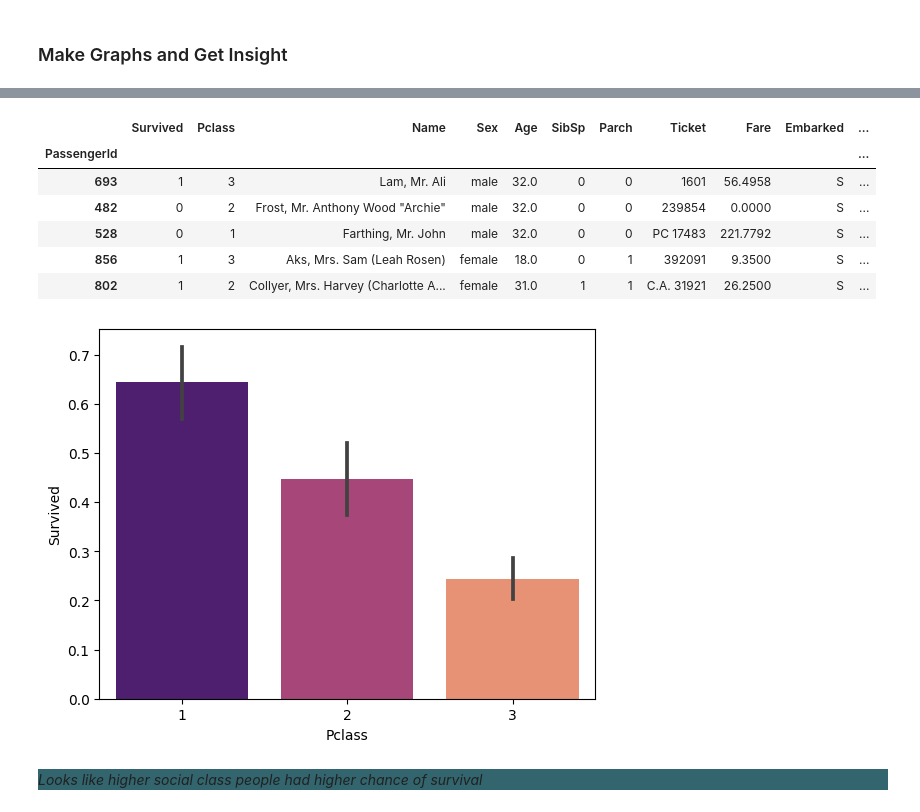
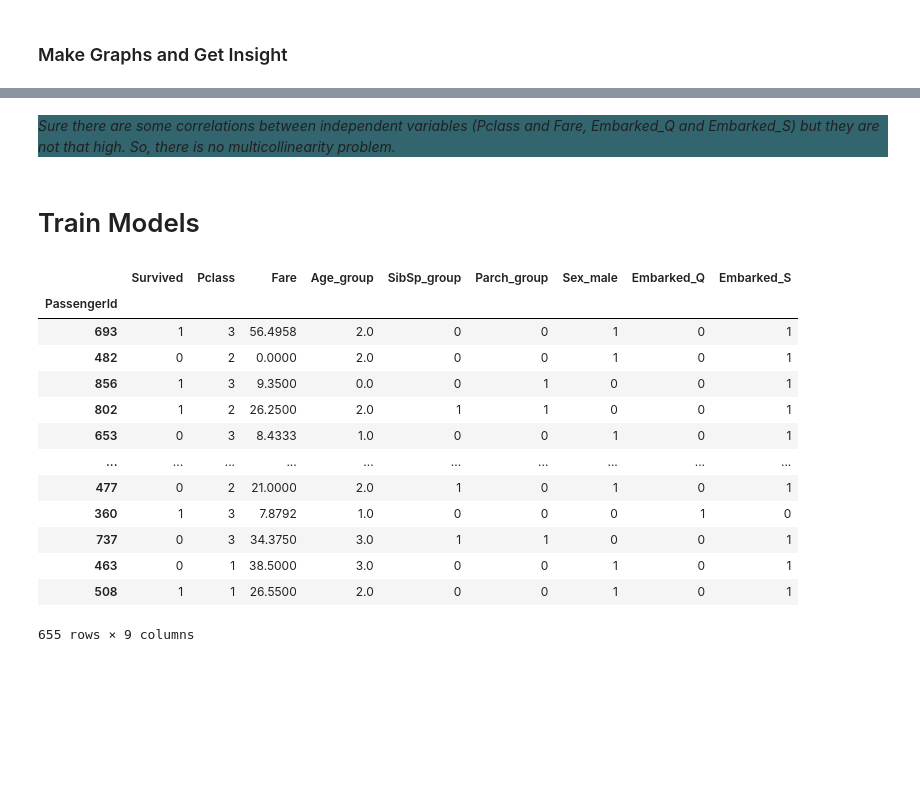
Before and after one commit to GiorgiChkhitunidze/Would-you-survive-sinking-of-the-Titanic, a Jupyter notebook: main.ipynb, the cells around one changed output, grey strips where cells are left out. Saved outputs shown, nothing was run; the diff lists cells and outputs as text; code cells hidden in the pictures; blank space fills up the shorter version.

```diff
--- a/main.ipynb
+++ b/main.ipynb
@@ -161,0 +308,22 @@ test_df["Age"] = np.where(test_df.Age.isna(), test_df['Honorifics'].map(age_mapp
+# %%
+# For Survived==0
+
+Q1 = train_df.loc[train_df.Survived==0, 'Fare'].quantile(0.25)
+Q3 = train_df.loc[train_df.Survived==0, 'Fare'].quantile(0.75)
+
+IQR= Q3-Q1
+upper_limit = Q3+1.5*IQR
+lower_limit = max(Q1-1.5*IQR, 0.0)
+drop_idx = train_df.loc[(train_df.Survived==0)&((train_df.Fare>upper_limit)|(train_df.Fare<lower_limit))].index
+train_df.drop(drop_idx, inplace=True)
+# %%
+# For Survived==1
+
+Q1 = train_df.loc[train_df.Survived==1, 'Fare'].quantile(0.25)
+Q3 = train_df.loc[train_df.Survived==1, 'Fare'].quantile(0.75)
+
+IQR= Q3-Q1
+upper_limit = Q3+1.5*IQR
+lower_limit = max(Q1-1.5*IQR, 0.0)
+drop_idx = train_df.loc[(train_df.Survived==1)&((train_df.Fare>upper_limit)|(train_df.Fare<lower_limit))].index
+train_df.drop(drop_idx, inplace=True)
@@ -161,0 +332,7 @@ test_df["Age"] = np.where(test_df.Age.isna(), test_df['Honorifics'].map(age_mapp
+# %%
+train_df.drop(['Ticket', 'Name', 'Age', 'SibSp', 'Parch', 'Honorifics'], axis=1, inplace=True)
+test_df.drop(['Ticket', 'Name', 'Age', 'SibSp', 'Parch', 'Honorifics'], axis=1, inplace=True)
+# %%
+# We've got two nominal categorical variables so let's get dummies for them
+train_df = pd.get_dummies(train_df, prefix_sep='_', columns=['Sex', 'Embarked'], drop_first=True, dtype='int')
+test_df = pd.get_dummies(test_df, prefix_sep='_', columns=['Sex', 'Embarked'], drop_first=True, dtype='int')
@@ -162,17 +346,21 @@ test_df["Age"] = np.where(test_df.Age.isna(), test_df['Honorifics'].map(age_mapp
+# %% [markdown]
+<p style="background-color: #32656e"><i>Sure there are some correlations between independent variables (Pclass and Fare, Embarked_Q and Embarked_S) but they are not that high. So, there is no multicollinearity problem.</i></p>
+# %% [markdown]
+# Train Models
 # %%
-train_df.head()
+train_df
 # %% [output]
-|  | Survived | Pclass | Name | Sex | Age | SibSp | Parch | Ticket | Fare | Embarked | ... |
-| PassengerId |  |  |  |  |  |  |  |  |  |  | ... |
-| 693 | 1 | 3 | Lam, Mr. Ali | male | 32.0 | 0 | 0 | 1601 | 56.4958 | S | ... |
-| 482 | 0 | 2 | Frost, Mr. Anthony Wood "Archie" | male | 32.0 | 0 | 0 | 239854 | 0.0000 | S | ... |
-| 528 | 0 | 1 | Farthing, Mr. John | male | 32.0 | 0 | 0 | PC 17483 | 221.7792 | S | ... |
-| 856 | 1 | 3 | Aks, Mrs. Sam (Leah Rosen) | female | 18.0 | 0 | 1 | 392091 | 9.3500 | S | ... |
-| 802 | 1 | 2 | Collyer, Mrs. Harvey (Charlotte A... | female | 31.0 | 1 | 1 | C.A. 31921 | 26.2500 | S | ... |
+|  | Survived | Pclass | Fare | Age_group | SibSp_group | Parch_group | Sex_male | Embarked_Q | Embarked_S |
+| PassengerId |  |  |  |  |  |  |  |  |  |
+| 693 | 1 | 3 | 56.4958 | 2.0 | 0 | 0 | 1 | 0 | 1 |
+| 482 | 0 | 2 | 0.0000 | 2.0 | 0 | 0 | 1 | 0 | 1 |
+| 856 | 1 | 3 | 9.3500 | 0.0 | 0 | 1 | 0 | 0 | 1 |
+| 802 | 1 | 2 | 26.2500 | 2.0 | 1 | 1 | 0 | 0 | 1 |
+| 653 | 0 | 3 | 8.4333 | 1.0 | 0 | 0 | 1 | 0 | 1 |
+| ... | ... | ... | ... | ... | ... | ... | ... | ... | ... |
+| 477 | 0 | 2 | 21.0000 | 2.0 | 1 | 0 | 1 | 0 | 1 |
+| 360 | 1 | 3 | 7.8792 | 1.0 | 0 | 0 | 0 | 1 | 0 |
+| 737 | 0 | 3 | 34.3750 | 3.0 | 1 | 1 | 0 | 0 | 1 |
+| 463 | 0 | 1 | 38.5000 | 3.0 | 0 | 0 | 1 | 0 | 1 |
+| 508 | 1 | 1 | 26.5500 | 2.0 | 0 | 0 | 1 | 0 | 1 |
+655 rows × 9 columns
-# %%
-sns.barplot(train_df, x='Pclass', y='Survived', palette='magma')
-plt.show()
-# %% [output]
-[figure, removed]
-# %% [markdown]
-<p style="background-color: #32656e"><i>Looks like higher social class people had higher chance of survival</i></p>
```
Also changed, not shown: parts of 25 cells of this notebook.
